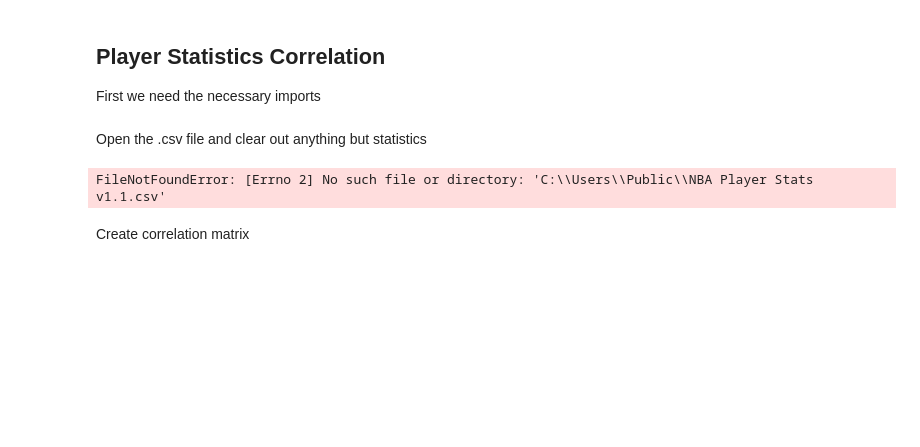
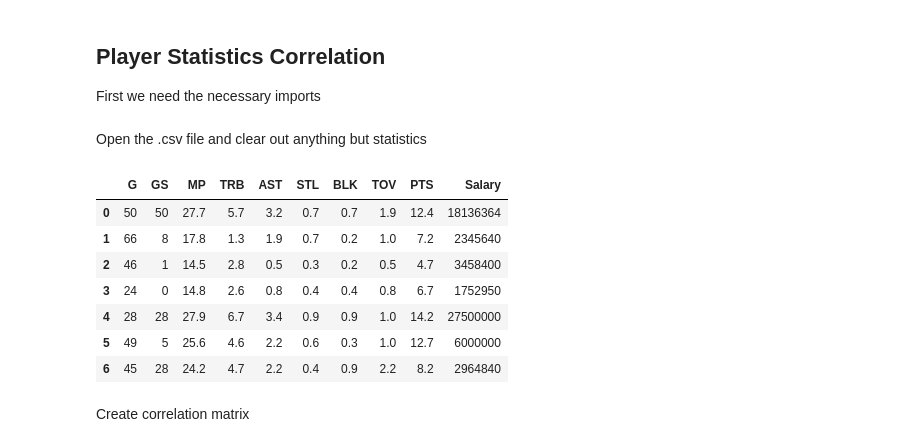
Before and after one commit to lameche99/Predicting-NBA-Players-Salary, a Jupyter notebook: KNearest.ipynb, the cells around one changed output. Drawn from its saved outputs; the diff is of its cells as text; code cells hidden in the pictures; blank space fills up the shorter version.

```diff
--- a/KNearest.ipynb
+++ b/KNearest.ipynb
@@ -15,14 +15,21 @@ from sklearn.metrics import r2_score, mean_absolute_error
 # %% [markdown]
 Open the .csv file and clear out anything but statistics
 # %%
-stats = pd.read_csv('/Users/attu3/OneDrive/Desktop/Predicting-NBA-Players-Salary/NBA Player Stats v1.1.csv'')
+stats = pd.read_csv('/Users/attu3/OneDrive/Desktop/Predicting-NBA-Players-Salary/NBA Player Stats v1.1.csv')
 stats['Salary'] = stats.Salary.str.split(',').str.join('').astype(int)
 stats.drop(stats.columns[[0, 1]], axis=1, inplace=True)
 stats = pd.DataFrame(stats)
 stats.columns
 stats.head(n=7)
 # %% [output]
-FileNotFoundError: [Errno 2] No such file or directory: 'C:\\Users\\Public\\NBA Player Stats v1.1.csv'
+|  | G | GS | MP | TRB | AST | STL | BLK | TOV | PTS | Salary |
+| 0 | 50 | 50 | 27.7 | 5.7 | 3.2 | 0.7 | 0.7 | 1.9 | 12.4 | 18136364 |
+| 1 | 66 | 8 | 17.8 | 1.3 | 1.9 | 0.7 | 0.2 | 1.0 | 7.2 | 2345640 |
+| 2 | 46 | 1 | 14.5 | 2.8 | 0.5 | 0.3 | 0.2 | 0.5 | 4.7 | 3458400 |
+| 3 | 24 | 0 | 14.8 | 2.6 | 0.8 | 0.4 | 0.4 | 0.8 | 6.7 | 1752950 |
+| 4 | 28 | 28 | 27.9 | 6.7 | 3.4 | 0.9 | 0.9 | 1.0 | 14.2 | 27500000 |
+| 5 | 49 | 5 | 25.6 | 4.6 | 2.2 | 0.6 | 0.3 | 1.0 | 12.7 | 6000000 |
+| 6 | 45 | 28 | 24.2 | 4.7 | 2.2 | 0.4 | 0.9 | 2.2 | 8.2 | 2964840 |
 # %% [markdown]
 Create correlation matrix
 # %%
```
Also changed, not shown: parts of 12 cells of this notebook.
